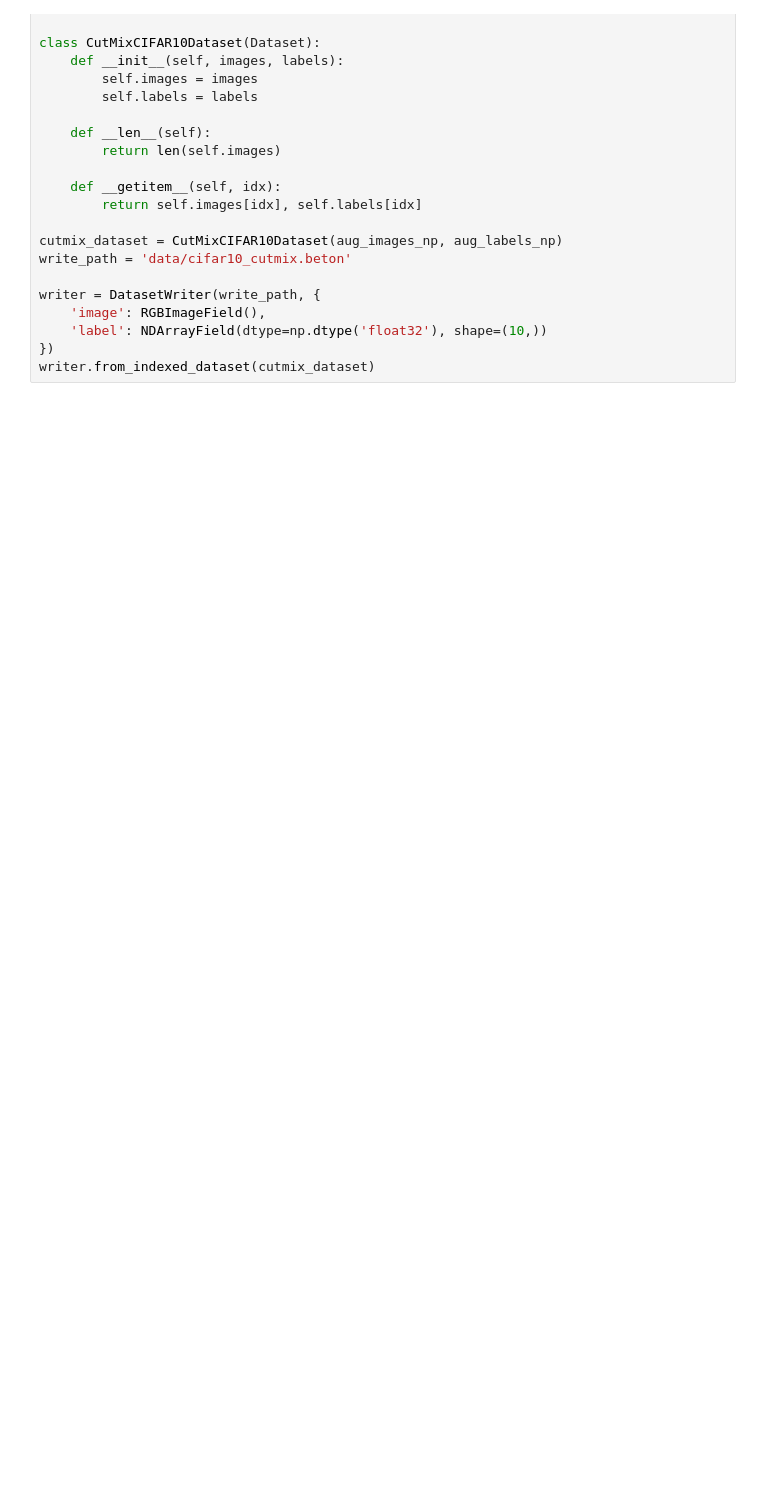
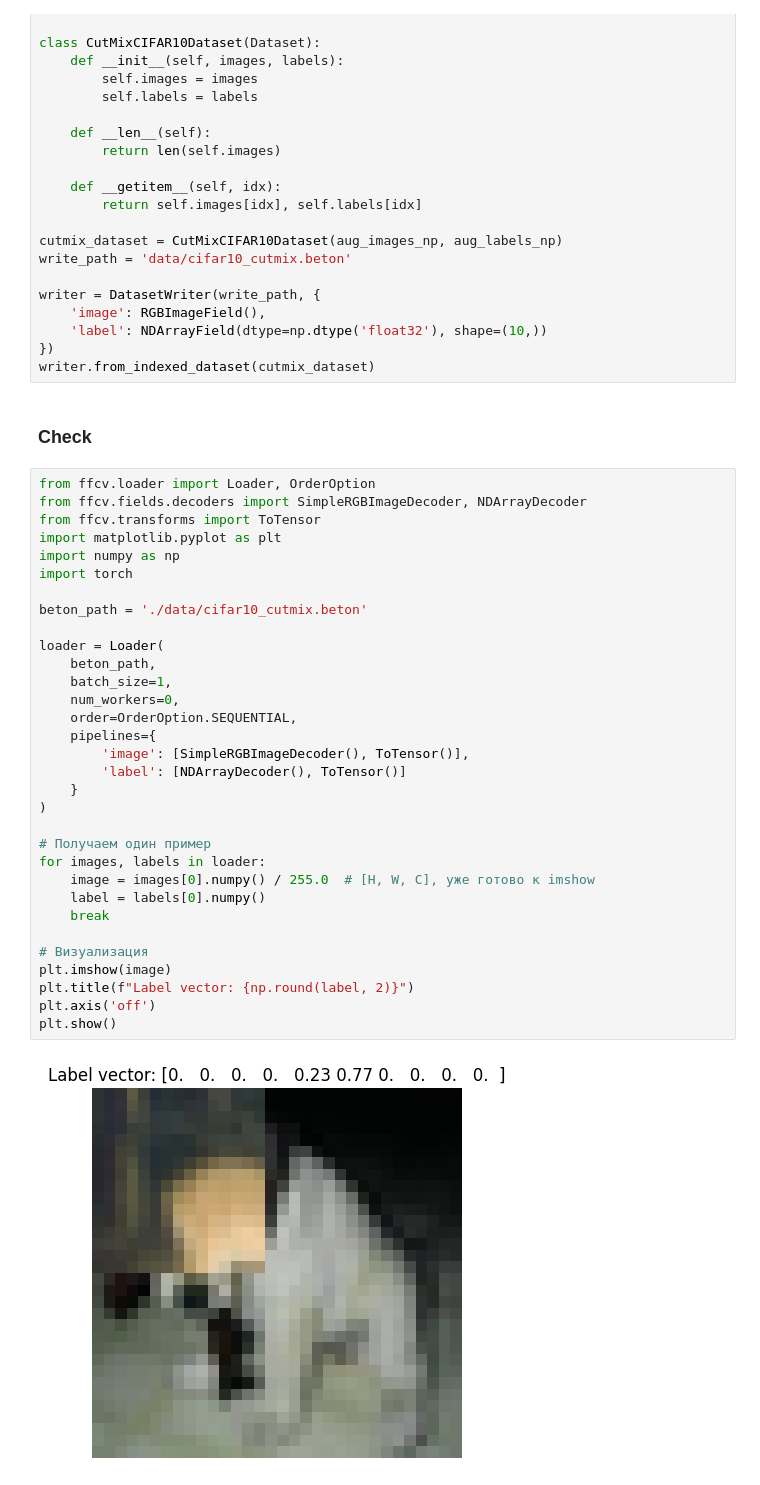
Before and after one commit to Angmtlln/ViT_optimization, a Jupyter notebook: experiments/CIFAR10_augmentation.ipynb, the cells around one changed output. Cells and saved outputs as stored; diff of their text form; blank space fills up the shorter version.

```diff
--- a/experiments/CIFAR10_augmentation.ipynb
+++ b/experiments/CIFAR10_augmentation.ipynb
@@ -222,3 +222,39 @@ writer = DatasetWriter(write_path, {
     'label': NDArrayField(dtype=np.dtype('float32'), shape=(10,))
 })
 writer.from_indexed_dataset(cutmix_dataset)
+# %% [markdown]
+### Check
+# %%
+from ffcv.loader import Loader, OrderOption
+from ffcv.fields.decoders import SimpleRGBImageDecoder, NDArrayDecoder
+from ffcv.transforms import ToTensor
+import matplotlib.pyplot as plt
+import numpy as np
+import torch
+
+beton_path = './data/cifar10_cutmix.beton'
+
+loader = Loader(
+    beton_path,
+    batch_size=1,
+    num_workers=0,
+    order=OrderOption.SEQUENTIAL,
+    pipelines={
+        'image': [SimpleRGBImageDecoder(), ToTensor()],
+        'label': [NDArrayDecoder(), ToTensor()]
+    }
+)
+
+# Получаем один пример
+for images, labels in loader:
+    image = images[0].numpy() / 255.0  # [H, W, C], уже готово к imshow
+    label = labels[0].numpy()
+    break
+
+# Визуализация
+plt.imshow(image)
+plt.title(f"Label vector: {np.round(label, 2)}")
+plt.axis('off')
+plt.show()
+# %% [output]
+[figure, added]
```
Also changed, not shown: 3 other files.
